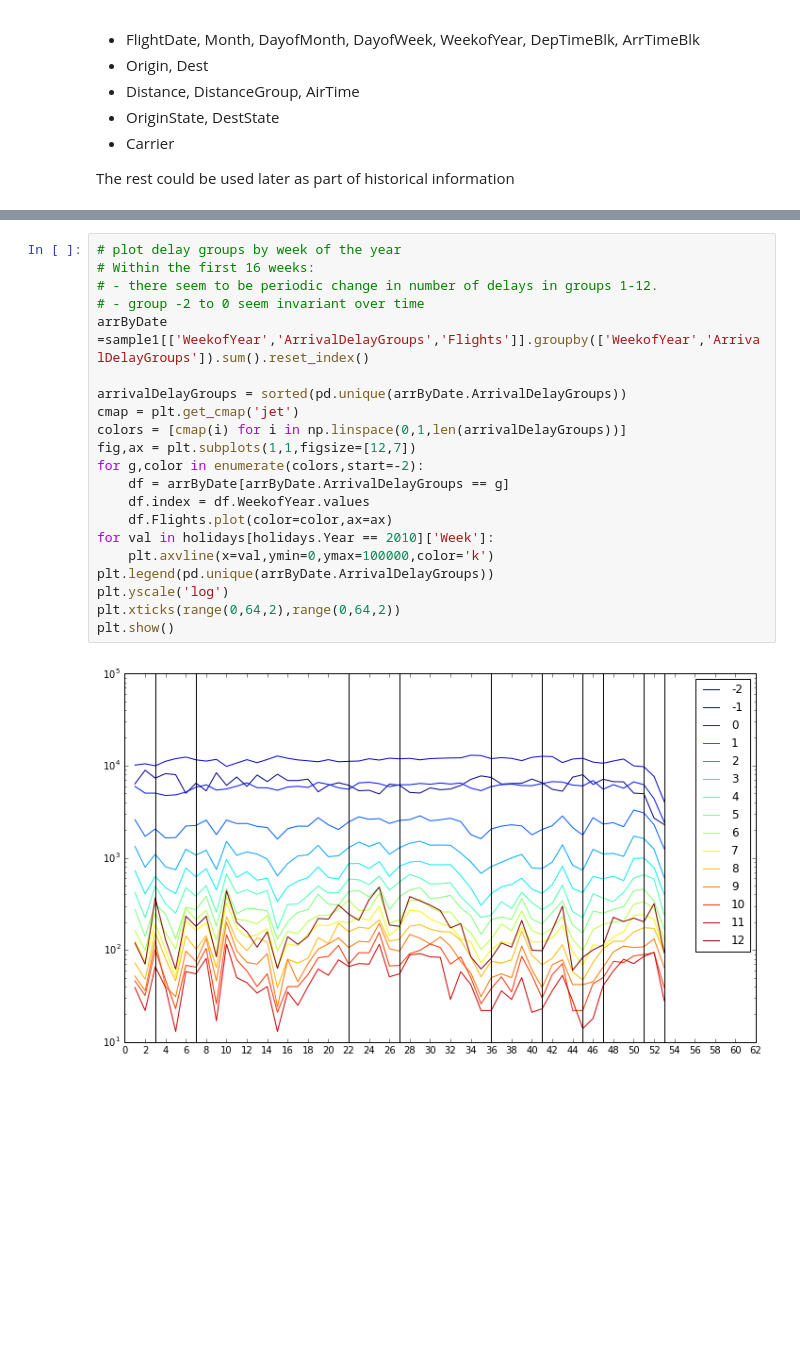
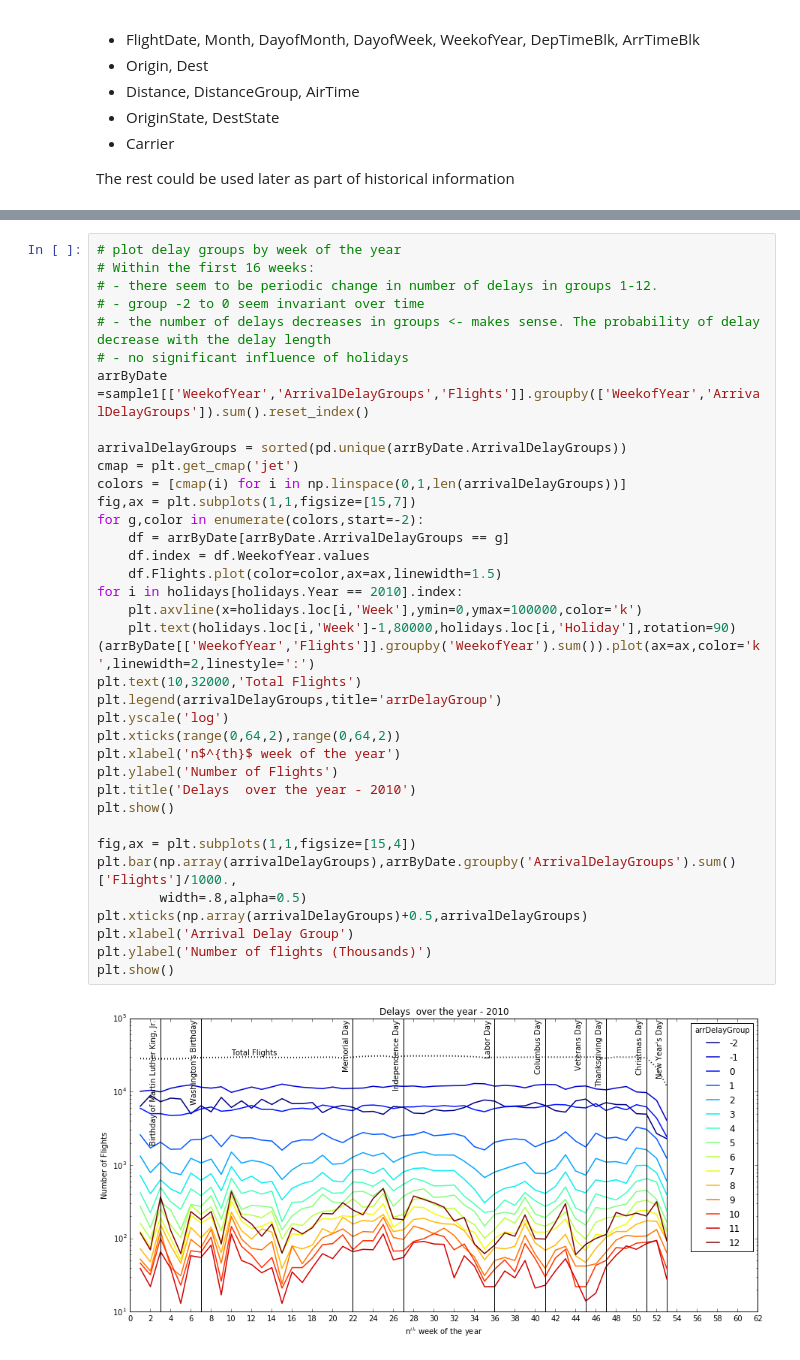
Before and after one commit to kthouz/Flights_Delays, a Jupyter notebook: 00_0_Delays Analysis.ipynb, the cells around one changed output, grey strips where cells are left out. Saved outputs shown, nothing was run; the diff lists cells and outputs as text; blank space fills up the shorter version.

```diff
--- a/00_0_Delays Analysis.ipynb
+++ b/00_0_Delays Analysis.ipynb
@@ -318,23 +325,39 @@ sample1.head()
 # %%
 # plot delay groups by week of the year
 # Within the first 16 weeks:
 # - there seem to be periodic change in number of delays in groups 1-12.
 # - group -2 to 0 seem invariant over time
+# - the number of delays decreases in groups <- makes sense. The probability of delay decrease with the delay length
+# - no significant influence of holidays
 arrByDate =sample1[['WeekofYear','ArrivalDelayGroups','Flights']].groupby(['WeekofYear','ArrivalDelayGroups']).sum().reset_index()
 
 arrivalDelayGroups = sorted(pd.unique(arrByDate.ArrivalDelayGroups))
 cmap = plt.get_cmap('jet')
 colors = [cmap(i) for i in np.linspace(0,1,len(arrivalDelayGroups))]
-fig,ax = plt.subplots(1,1,figsize=[12,7])
+fig,ax = plt.subplots(1,1,figsize=[15,7])
 for g,color in enumerate(colors,start=-2):
     df = arrByDate[arrByDate.ArrivalDelayGroups == g]
     df.index = df.WeekofYear.values
-    df.Flights.plot(color=color,ax=ax)
-for val in holidays[holidays.Year == 2010]['Week']:
-    plt.axvline(x=val,ymin=0,ymax=100000,color='k')
-plt.legend(pd.unique(arrByDate.ArrivalDelayGroups))
+    df.Flights.plot(color=color,ax=ax,linewidth=1.5)
+for i in holidays[holidays.Year == 2010].index:
+    plt.axvline(x=holidays.loc[i,'Week'],ymin=0,ymax=100000,color='k')
+    plt.text(holidays.loc[i,'Week']-1,80000,holidays.loc[i,'Holiday'],rotation=90)
+(arrByDate[['WeekofYear','Flights']].groupby('WeekofYear').sum()).plot(ax=ax,color='k',linewidth=2,linestyle=':')
+plt.text(10,32000,'Total Flights')
+plt.legend(arrivalDelayGroups,title='arrDelayGroup')
 plt.yscale('log')
 plt.xticks(range(0,64,2),range(0,64,2))
+plt.xlabel('n$^{th}$ week of the year')
+plt.ylabel('Number of Flights')
+plt.title('Delays  over the year - 2010')
 plt.show()
+
+fig,ax = plt.subplots(1,1,figsize=[15,4])
+plt.bar(np.array(arrivalDelayGroups),arrByDate.groupby('ArrivalDelayGroups').sum()['Flights']/1000.,
+        width=.8,alpha=0.5)
+plt.xticks(np.array(arrivalDelayGroups)+0.5,arrivalDelayGroups)
+plt.xlabel('Arrival Delay Group')
+plt.ylabel('Number of flights (Thousands)')
+plt.show()
 # %% [output]
-[figure, old version]
+[figure, new version]
```
Also changed, not shown: parts of 5 cells of this notebook.
